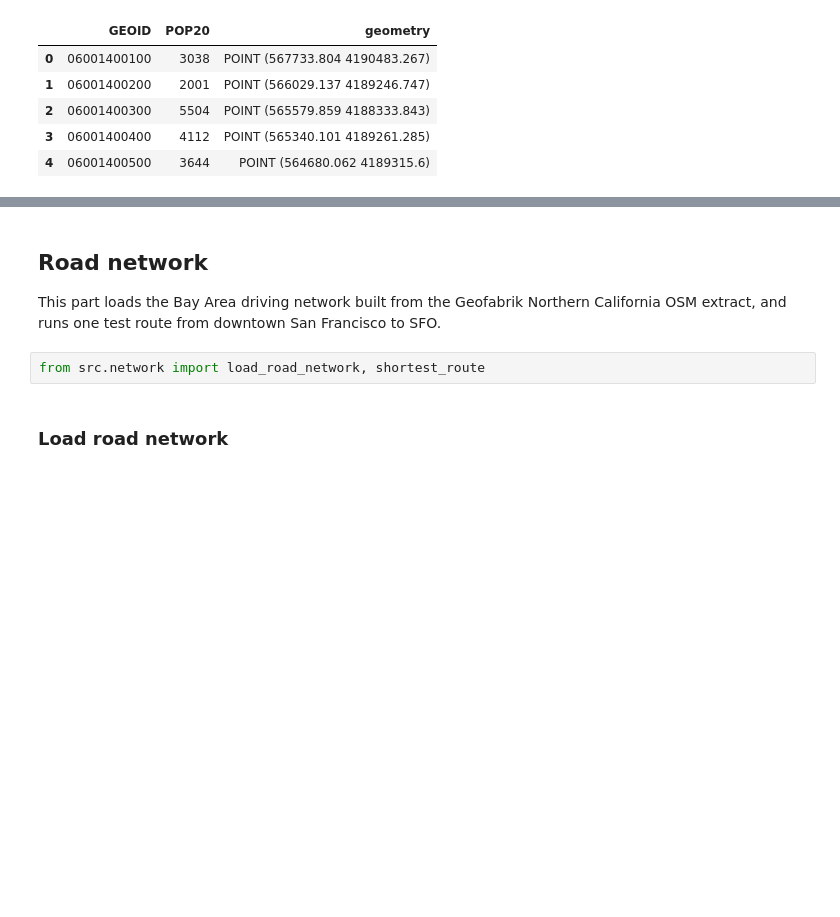
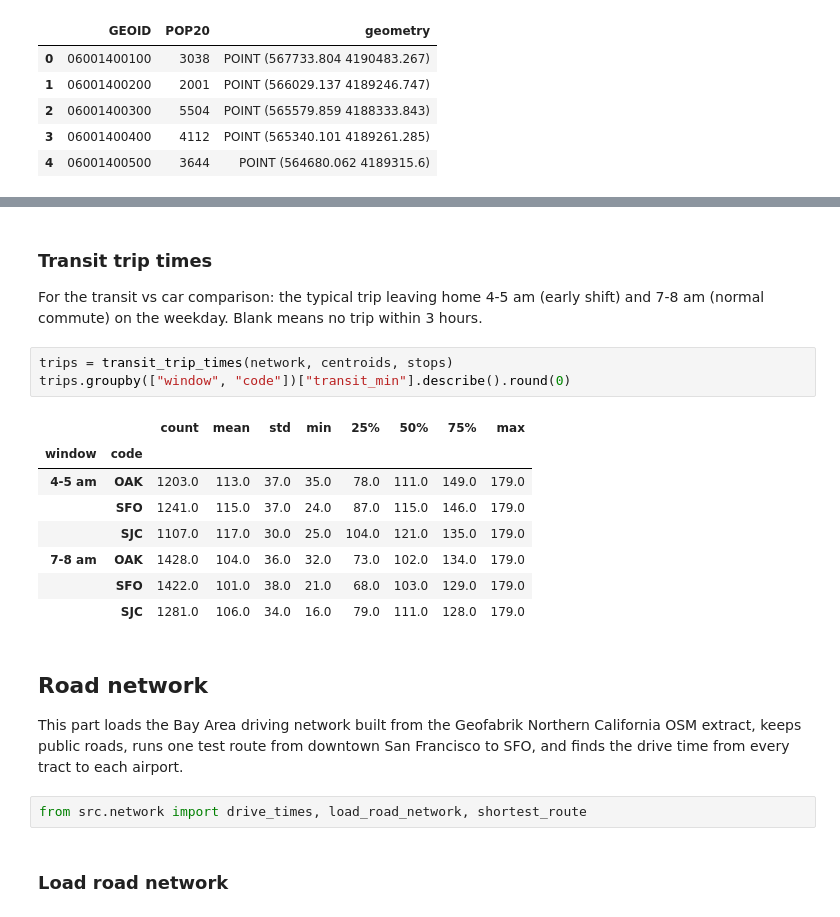
Before and after one commit to aditchintamaneni/AirportTransitFeasibility, a Jupyter notebook: data_processing.ipynb, the cells around one changed output, grey strips where cells are left out. Cells and saved outputs as stored; diff of their text form; blank space fills up the shorter version.

```diff
--- a/data_processing.ipynb
+++ b/data_processing.ipynb
@@ -52,8 +120,23 @@ tracts: 1,763
+# %% [markdown]
+### Transit trip times
+For the transit vs car comparison: the typical trip leaving home 4-5 am (early shift) and 7-8 am (normal commute) on the weekday. Blank means no trip within 3 hours.
+# %%
+trips = transit_trip_times(network, centroids, stops)
+trips.groupby(["window", "code"])["transit_min"].describe().round(0)
+# %% [output]
+|  |  | count | mean | std | min | 25% | 50% | 75% | max |
+| window | code |  |  |  |  |  |  |  |  |
+| 4-5 am | OAK | 1203.0 | 113.0 | 37.0 | 35.0 | 78.0 | 111.0 | 149.0 | 179.0 |
+|  | SFO | 1241.0 | 115.0 | 37.0 | 24.0 | 87.0 | 115.0 | 146.0 | 179.0 |
+|  | SJC | 1107.0 | 117.0 | 30.0 | 25.0 | 104.0 | 121.0 | 135.0 | 179.0 |
+| 7-8 am | OAK | 1428.0 | 104.0 | 36.0 | 32.0 | 73.0 | 102.0 | 134.0 | 179.0 |
+|  | SFO | 1422.0 | 101.0 | 38.0 | 21.0 | 68.0 | 103.0 | 129.0 | 179.0 |
+|  | SJC | 1281.0 | 106.0 | 34.0 | 16.0 | 79.0 | 111.0 | 128.0 | 179.0 |
 # %% [markdown]
 ## Road network
-This part loads the Bay Area driving network built from the Geofabrik Northern California OSM extract, and runs one test route from downtown San Francisco to SFO.
+This part loads the Bay Area driving network built from the Geofabrik Northern California OSM extract, keeps public roads, runs one test route from downtown San Francisco to SFO, and finds the drive time from every tract to each airport.
 # %%
-from src.network import load_road_network, shortest_route
+from src.network import drive_times, load_road_network, shortest_route
 # %% [markdown]
 ### Load road network
 # %%
```
Also changed, not shown: parts of 22 cells of this notebook, 11 other files.
